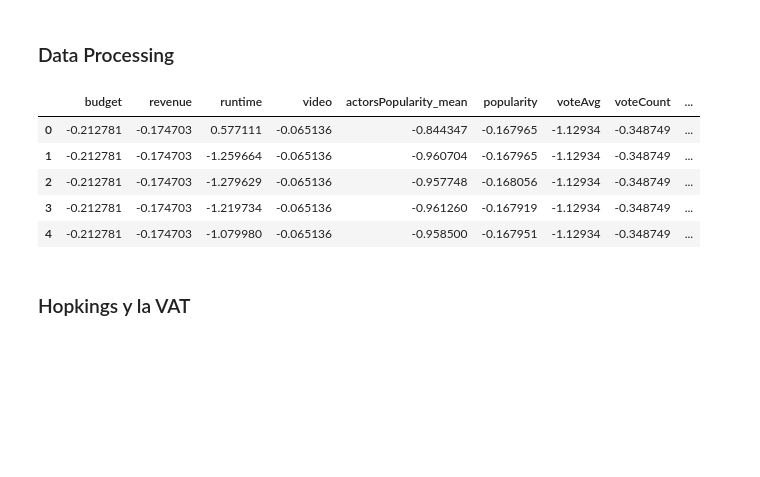
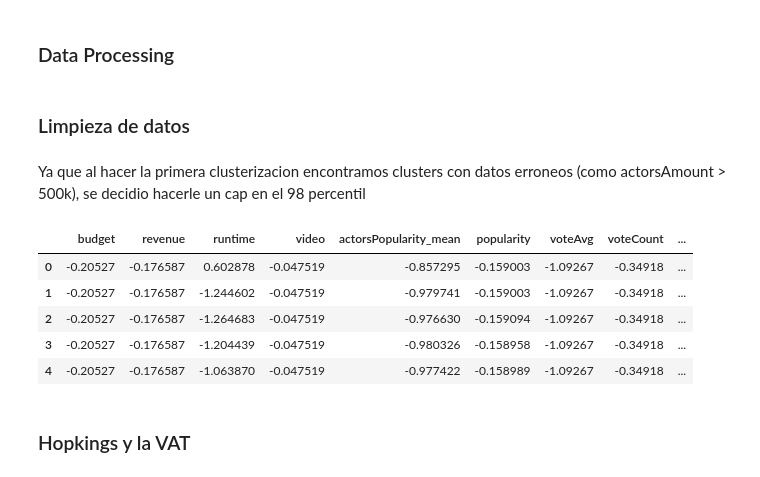
Before and after one commit to Sofilayerdi/Lab2-Mineria, a Jupyter notebook: lab2.ipynb, the cells around one changed output. Cells and saved outputs as stored; diff of their text form; code cells hidden in the pictures; blank space fills up the shorter version.

```diff
--- a/lab2.ipynb
+++ b/lab2.ipynb
@@ -61,32 +64,41 @@ clustering_vars = [
 ]
 
 df_cluster = df_movies[clustering_vars].copy()
-
-# Limpiar variables y manejar valores faltantes
-df_cluster['video'] = df_cluster['video'].map({'True': 1, 'False': 0, True: 1, False: 0}).fillna(0).astype(int)
-
-df_cluster['budget']  = df_cluster['budget'].replace(0, np.nan)
-df_cluster['revenue'] = df_cluster['revenue'].replace(0, np.nan)
-
-df_cluster.fillna(df_cluster.median(numeric_only=True), inplace=True)
-
-df_cluster.to_csv('movies_data_clean.csv', index=False)
-
-# Escalar las variables para el clustering usando z-score
-scaler = StandardScaler()
-df_cluster_scaled = pd.DataFrame(
-    scaler.fit_transform(df_cluster),
-    columns=clustering_vars
-)
-
-df_cluster_scaled.head()
-# %% [output]
-|  | budget | revenue | runtime | video | actorsPopularity_mean | popularity | voteAvg | voteCount | ... |
-| 0 | -0.212781 | -0.174703 | 0.577111 | -0.065136 | -0.844347 | -0.167965 | -1.12934 | -0.348749 | ... |
-| 1 | -0.212781 | -0.174703 | -1.259664 | -0.065136 | -0.960704 | -0.167965 | -1.12934 | -0.348749 | ... |
-| 2 | -0.212781 | -0.174703 | -1.279629 | -0.065136 | -0.957748 | -0.168056 | -1.12934 | -0.348749 | ... |
-| 3 | -0.212781 | -0.174703 | -1.219734 | -0.065136 | -0.961260 | -0.167919 | -1.12934 | -0.348749 | ... |
-| 4 | -0.212781 | -0.174703 | -1.079980 | -0.065136 | -0.958500 | -0.167951 | -1.12934 | -0.348749 | ... |
+# %% [markdown]
+### Limpieza de datos
+# %% [markdown]
+Ya que al hacer la primera clusterizacion encontramos clusters con datos erroneos (como actorsAmount > 500k), se decidio hacerle un cap en el 98 percentil
+# %%
+men_threshold = df_cluster['castMenAmount'].quantile(0.98)
+women_threshold = df_cluster['castWomenAmount'].quantile(0.98)
+
+mask_actors = (df_cluster['castMenAmount'] <= men_threshold) & (df_cluster['castWomenAmount'] <= women_threshold)
+df_cluster = df_cluster[mask_actors].copy()
+
+df_cluster['video'] = df_cluster['video'].map({'True': 1, 'False': 0, True: 1, False: 0}).fillna(0).astype(int)
+
+df_cluster['budget']  = df_cluster['budget'].replace(0, np.nan)
+df_cluster['revenue'] = df_cluster['revenue'].replace(0, np.nan)
+
+df_cluster.fillna(df_cluster.median(numeric_only=True), inplace=True)
+
+df_cluster.to_csv('movies_data_clean.csv', index=False)
+
+# Escalar las variables para el clustering usando z-score
+scaler = StandardScaler()
+df_cluster_scaled = pd.DataFrame(
+    scaler.fit_transform(df_cluster),
+    columns=clustering_vars
+)
+
+df_cluster_scaled.head()
+# %% [output]
+|  | budget | revenue | runtime | video | actorsPopularity_mean | popularity | voteAvg | voteCount | ... |
+| 0 | -0.20527 | -0.176587 | 0.602878 | -0.047519 | -0.857295 | -0.159003 | -1.09267 | -0.34918 | ... |
+| 1 | -0.20527 | -0.176587 | -1.244602 | -0.047519 | -0.979741 | -0.159003 | -1.09267 | -0.34918 | ... |
+| 2 | -0.20527 | -0.176587 | -1.264683 | -0.047519 | -0.976630 | -0.159094 | -1.09267 | -0.34918 | ... |
+| 3 | -0.20527 | -0.176587 | -1.204439 | -0.047519 | -0.980326 | -0.158958 | -1.09267 | -0.34918 | ... |
+| 4 | -0.20527 | -0.176587 | -1.063870 | -0.047519 | -0.977422 | -0.158989 | -1.09267 | -0.34918 | ... |
 # %% [markdown]
 ### Hopkings y la VAT
 # %% [markdown]
```
Also changed, not shown: parts of 19 cells of this notebook.
